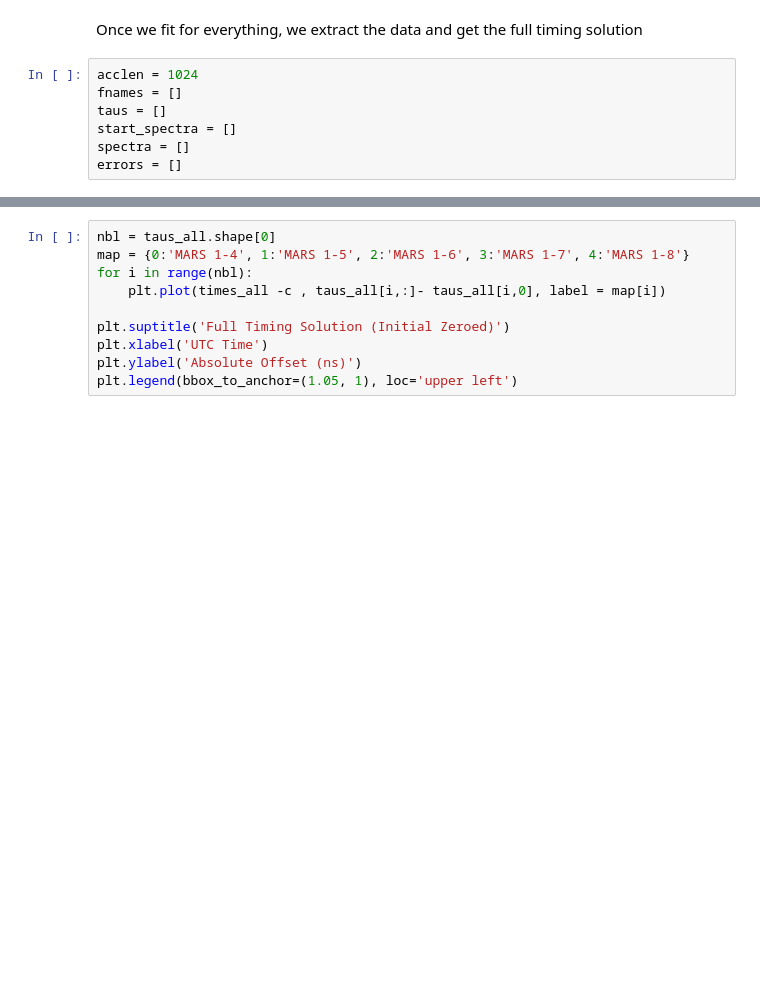
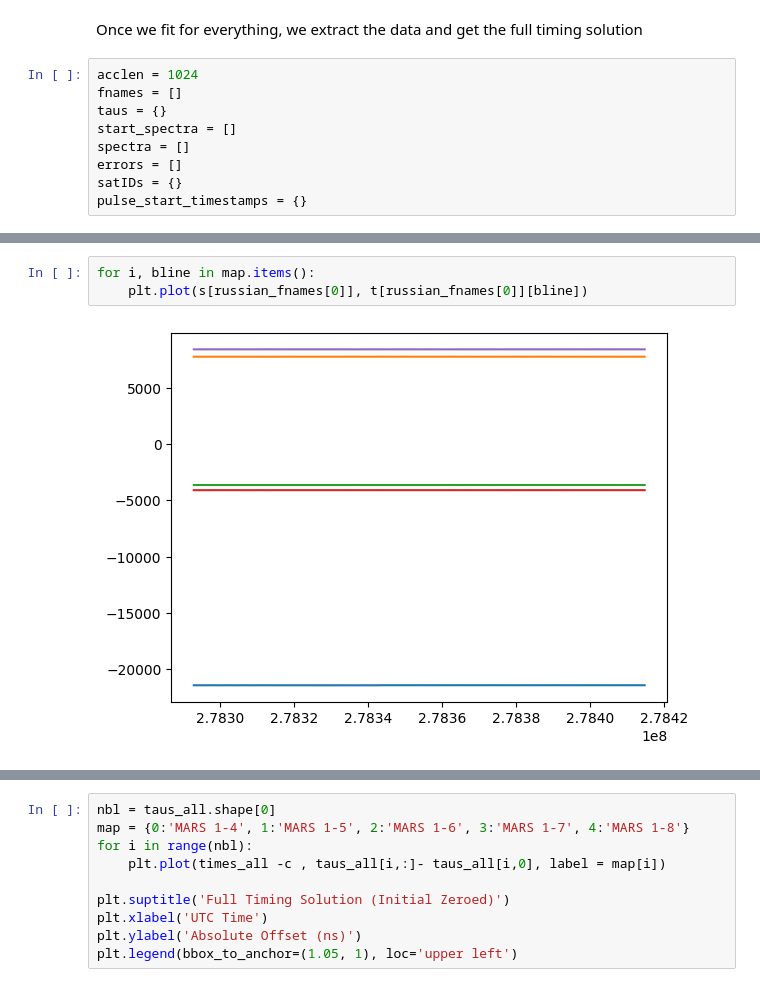
Before and after one commit to ALBATROS-Experiment/albatros_analysis, a Jupyter notebook: scripts/orbcomm/master_flow.ipynb, the cells around one changed output, grey strips where cells are left out. Cells and saved outputs as stored; diff of their text form; blank space fills up the shorter version.

```diff
--- a/scripts/orbcomm/master_flow.ipynb
+++ b/scripts/orbcomm/master_flow.ipynb
@@ -480,10 +483,12 @@ Once we fit for everything, we extract the data and get the full timing solution
 # %%
 acclen = 1024
 fnames = []
-taus = []
+taus = {}
 start_spectra = []
 spectra = []
 errors = []
+satIDs = {}
+pulse_start_timestamps = {}
 # %%
 path_pulses = '/scratch/thomasb/batch_1753200150/data/pulses.json'
 with open(path_pulses, "r") as f:
@@ -510,3 +587,8 @@ with h5py.File('/scratch/thomasb/batch_1753200150/fine_timing/finetiming_dump1.h
+# %%
+for i, bline in map.items():
+    plt.plot(s[russian_fnames[0]], t[russian_fnames[0]][bline])
+# %% [output]
+[figure, added]
 # %%
 spectra_all_unsorted = np.concatenate(spectra)
 taus_all_unsorted = np.concatenate(taus, axis=1)
```
Also changed, not shown: parts of 15 cells of this notebook, 5 other files.
